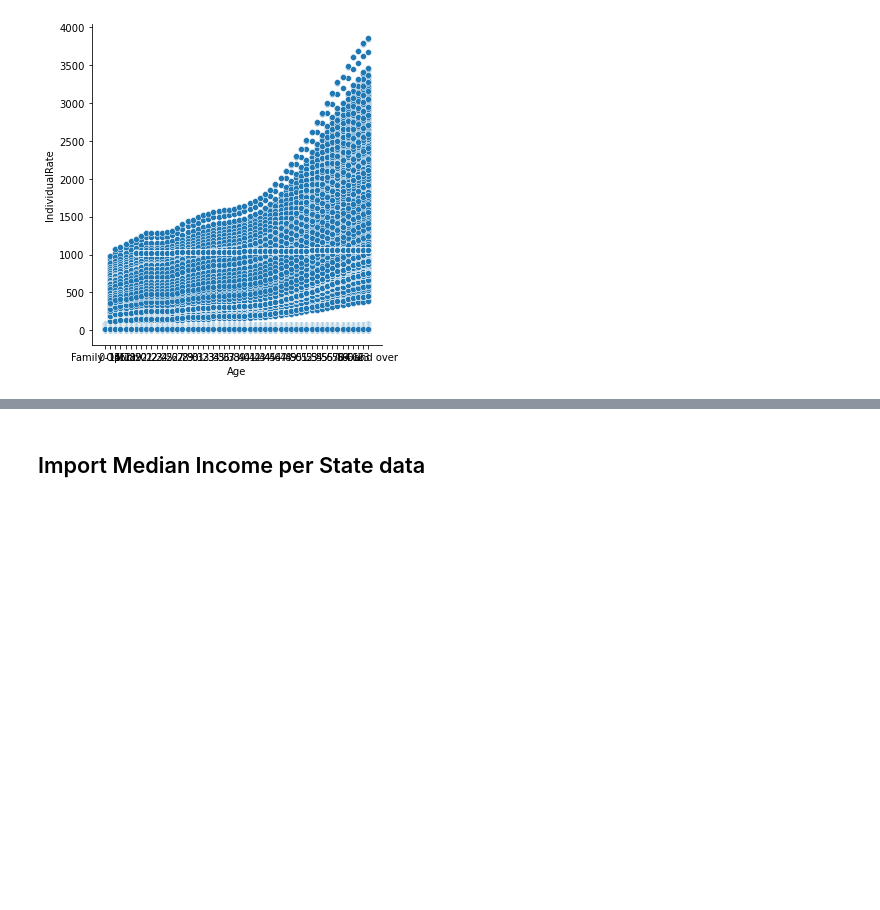
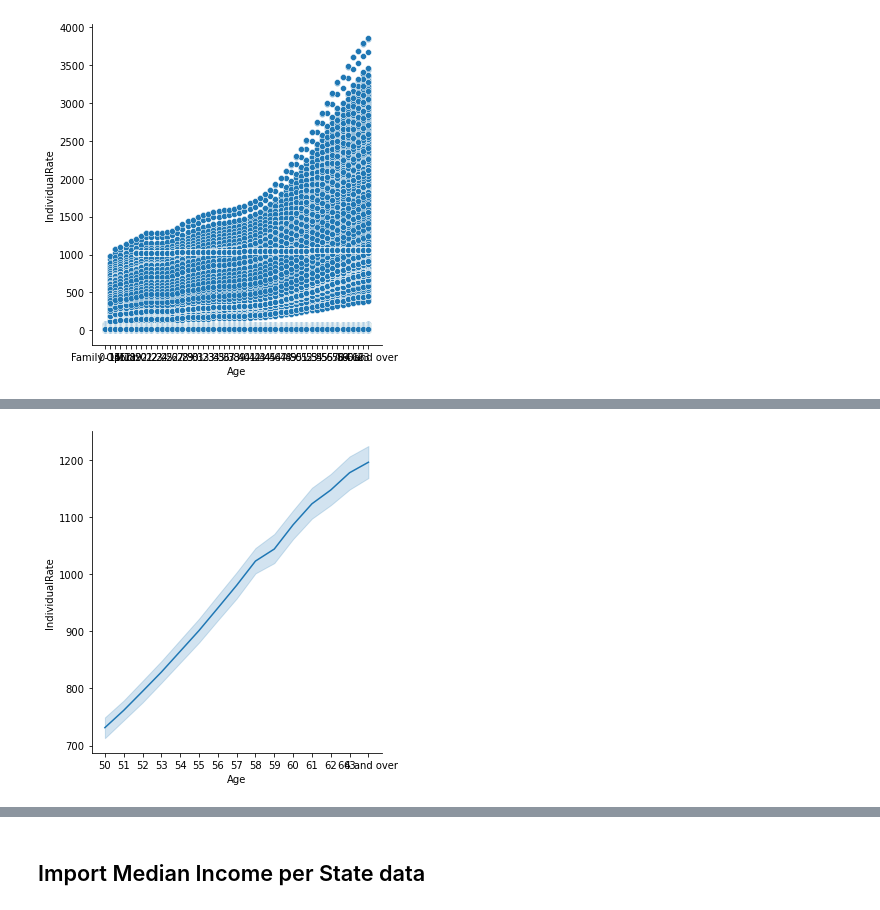
Before and after one commit to burkecate/UCDPA_Burke, a Jupyter notebook: Jupter Project.ipynb, the cells around one changed output, grey strips where cells are left out. Saved outputs shown, nothing was run; the diff lists cells and outputs as text; code cells hidden in the pictures; blank space fills up the shorter version.

```diff
--- a/Jupter Project.ipynb
+++ b/Jupter Project.ipynb
@@ -329,3 +334,5 @@ cms_rate_data_individual_over_50.head()
 # %%
-sns.relplot(x = "Age", y = "IndividualRate", data = cms_rate_data_individual_over_50[["AK"]], kind = "scatter")
+sns.relplot(x = "Age", y = "IndividualRate", data = cms_rate_data_individual_over_50_AZ, kind = "line")
 plt.show()
+# %% [output]
+[figure, added]
```
Also changed, not shown: parts of 18 cells of this notebook.
